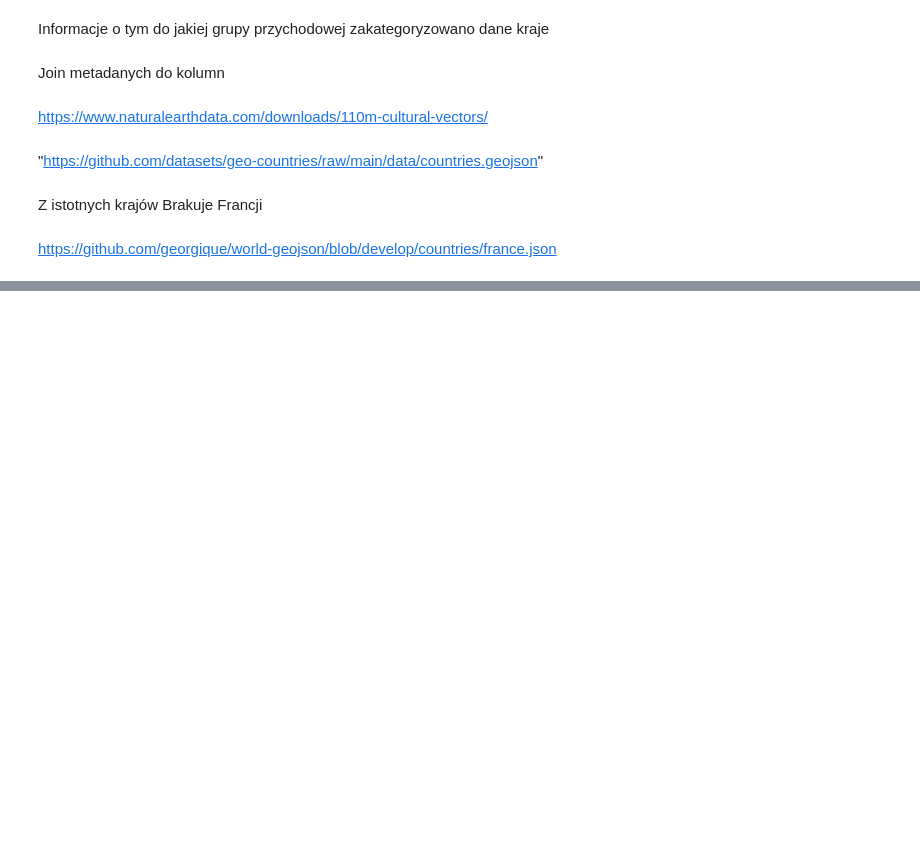
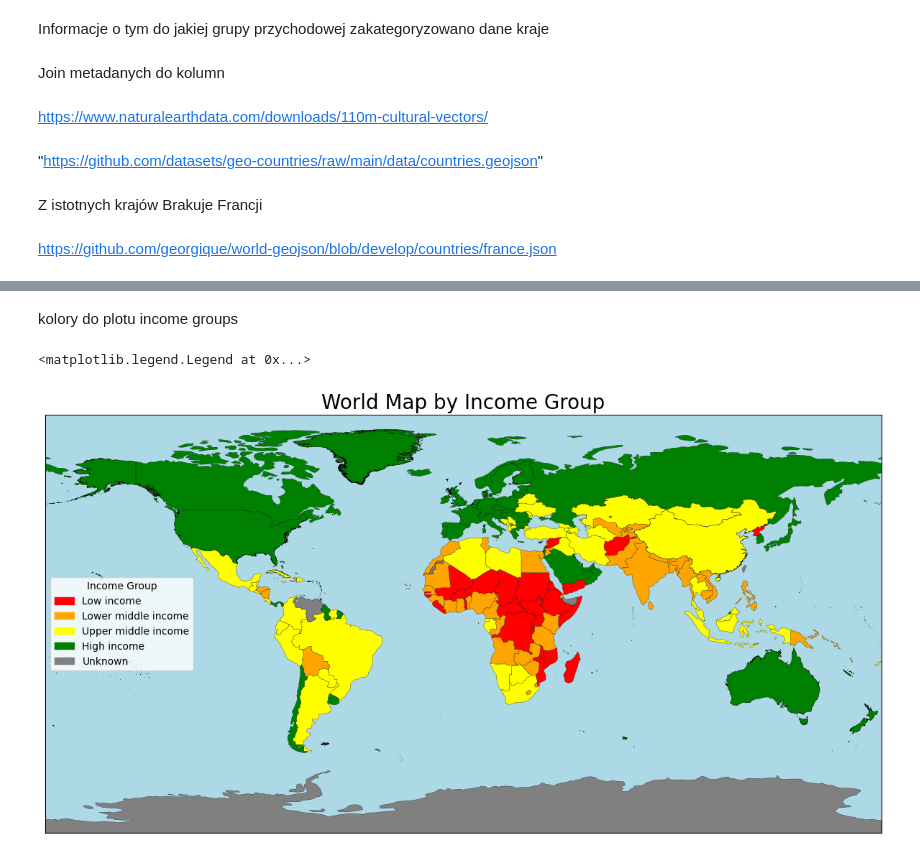
Before and after one commit to coalbush03/GDP-python-analysis, a Jupyter notebook: projekt.ipynb, the cells around one changed output, grey strips where cells are left out. Cells and saved outputs as stored; diff of their text form; code cells hidden in the pictures; blank space fills up the shorter version.

```diff
--- a/projekt.ipynb
+++ b/projekt.ipynb
@@ -104,0 +103,29 @@ ax.set_facecolor('lightblue')
+# %% [markdown]
+kolory do plotu income groups
+# %%
+data['IncomeGroup'] = data['IncomeGroup'].fillna('Unknown')
+
+legend_colors = {
+    'Low income': 'red',
+    'Lower middle income': 'orange',
+    'Upper middle income': 'yellow',
+    'High income': 'green',
+    'Unknown': 'grey'
+}
+data['color'] = data['IncomeGroup'].map(legend_colors)
+# %%
+fig, ax = plt.subplots(1, 1, figsize=(15, 10))
+data.plot(ax=ax, color=data['color'], edgecolor='black', linewidth=0.2)
+ax.set_facecolor('lightblue')
+ax.set_title('World Map by Income Group', fontsize=20)
+ax.set_xlim([-180, 180])
+ax.set_ylim([-90, 90])
+ax.set_xticks([])
+ax.set_yticks([])
+
+
+handles = [mpatches.Patch(color=color, label=group) for group, color in legend_colors.items()]
+ax.legend(handles=handles, title='Income Group', loc='center left')
+# %% [output]
+<matplotlib.legend.Legend at 0x...>
+[figure, added]
```
Also changed, not shown: parts of 7 cells of this notebook.
